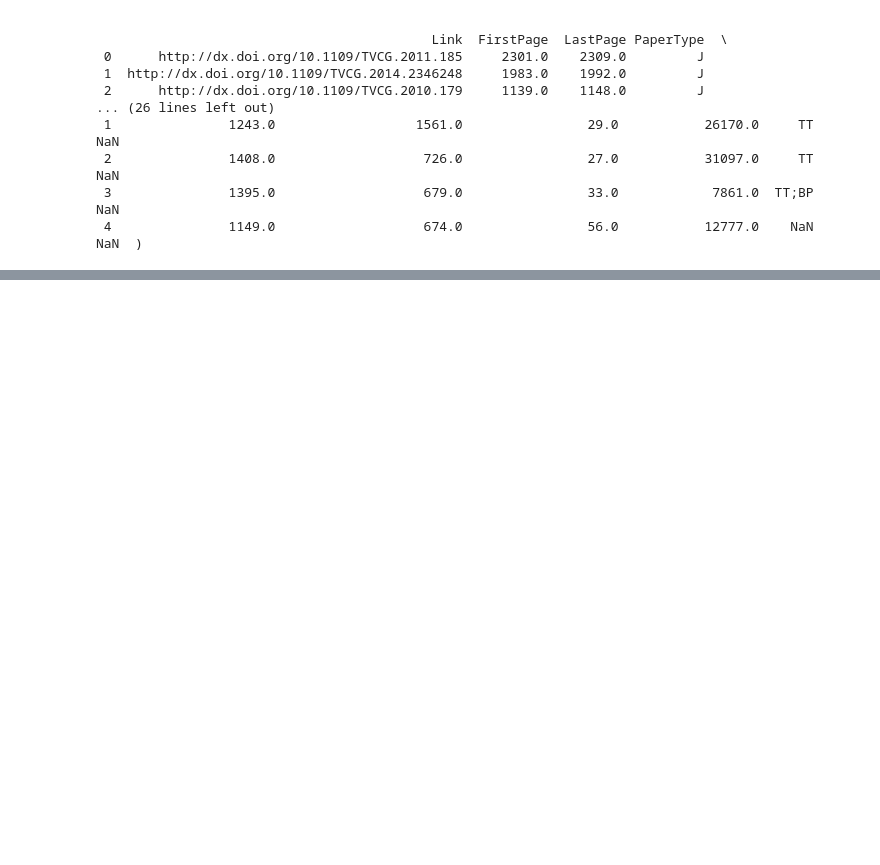
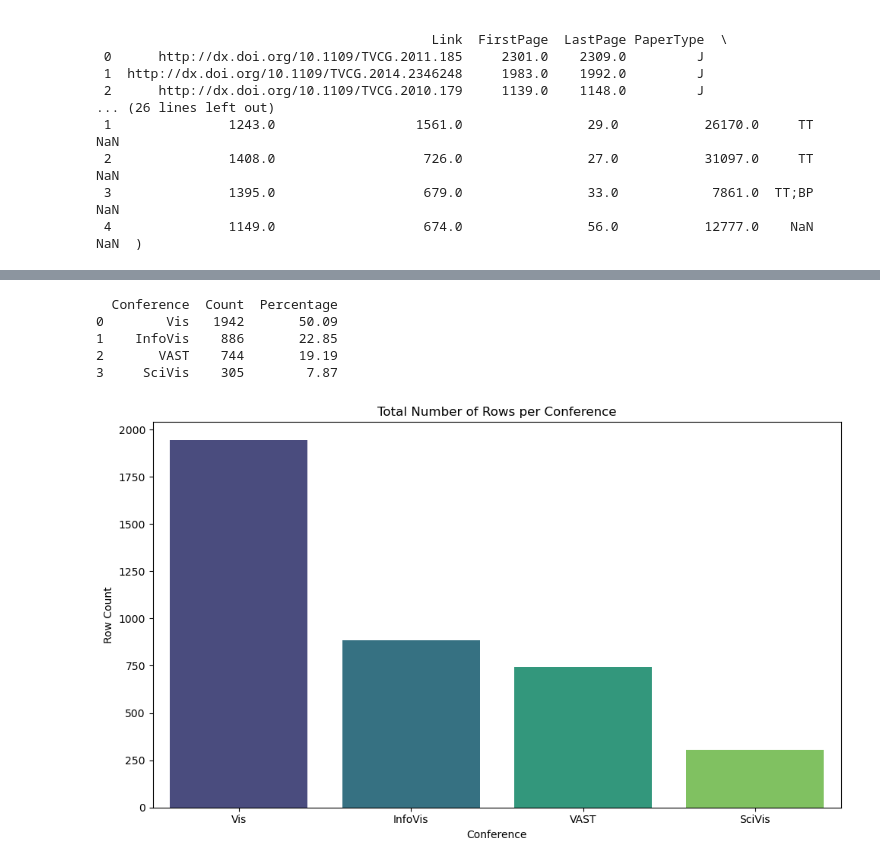
Before and after one commit to inkeaton/DV, a Jupyter notebook: common/data_analysis/eda.ipynb, the cells around one changed output, grey strips where cells are left out. Cells and saved outputs as stored; diff of their text form; code cells hidden in the pictures; blank space fills up the shorter version.

Commit message:
data analisys complit

```diff
--- a/common/data_analysis/eda.ipynb
+++ b/common/data_analysis/eda.ipynb
@@ -581,14 +82,0 @@ We also perform a simple **topic modeling** on the abstracts to uncover latent t
-# %%
-
-# Clean and split keywords
-def split_keywords(kw_string):
-    if pd.isna(kw_string):
-        return []
-    # Common separators: semicolon, comma
-    parts = [k.strip().lower() for k in str(kw_string).replace(",", ";").split(";")]
-    return [p for p in parts if p]
-
-df["KeywordList"] = df["AuthorKeywords"].apply(split_keywords) if "AuthorKeywords" in df.columns else [[]]
-
-all_keywords = [k for sub in df["KeywordList"] for k in sub]
-len(all_keywords), len(set(all_keywords))
@@ -964,0 +133,38 @@ Possible next steps:
+# %%
+# Calculate conference counts and percentages
+papers_per_conf_counts = (
+    df_clean["Conference"]
+    .value_counts()
+    .rename_axis("Conference")
+    .reset_index(name="Count")
+)
+
+# Add percentage column
+papers_per_conf_counts["Percentage"] = (papers_per_conf_counts["Count"] / papers_per_conf_counts["Count"].sum() * 100).round(2)
+
+print(papers_per_conf_counts)
+
+# ---- Plot ---- #
+
+plt.figure(figsize=(10, 6))
+sns.barplot(
+    data=papers_per_conf_counts,
+    x="Conference",
+    hue="Conference",
+    y="Count",
+    palette="viridis",
+    order=papers_per_conf_counts.sort_values("Count", ascending=False)["Conference"]
+)
+
+plt.title("Total Number of Rows per Conference")
+plt.ylabel("Row Count")
+plt.xlabel("Conference")
+plt.tight_layout()
+plt.show()
+# %% [output]
+  Conference  Count  Percentage
+0        Vis   1942       50.09
+1    InfoVis    886       22.85
+2       VAST    744       19.19
+3     SciVis    305        7.87
+[figure, added]
```
Also changed, not shown: parts of 74 cells of this notebook, 1 other file.
